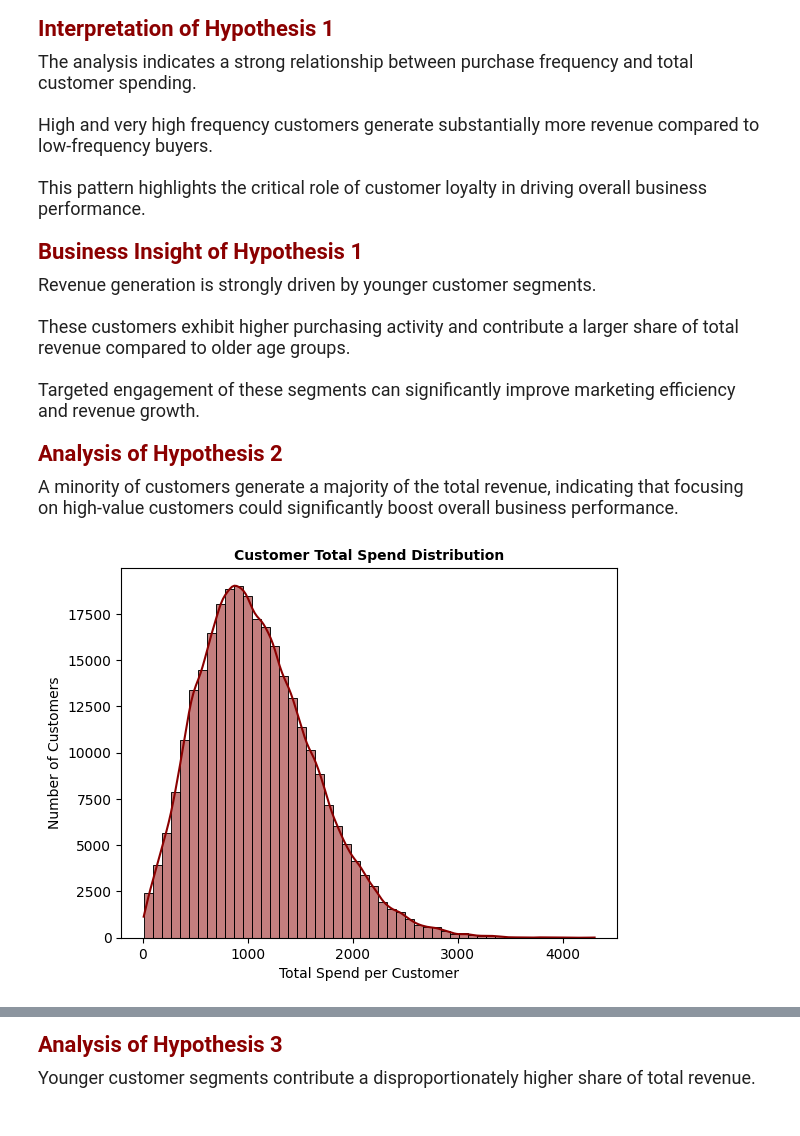
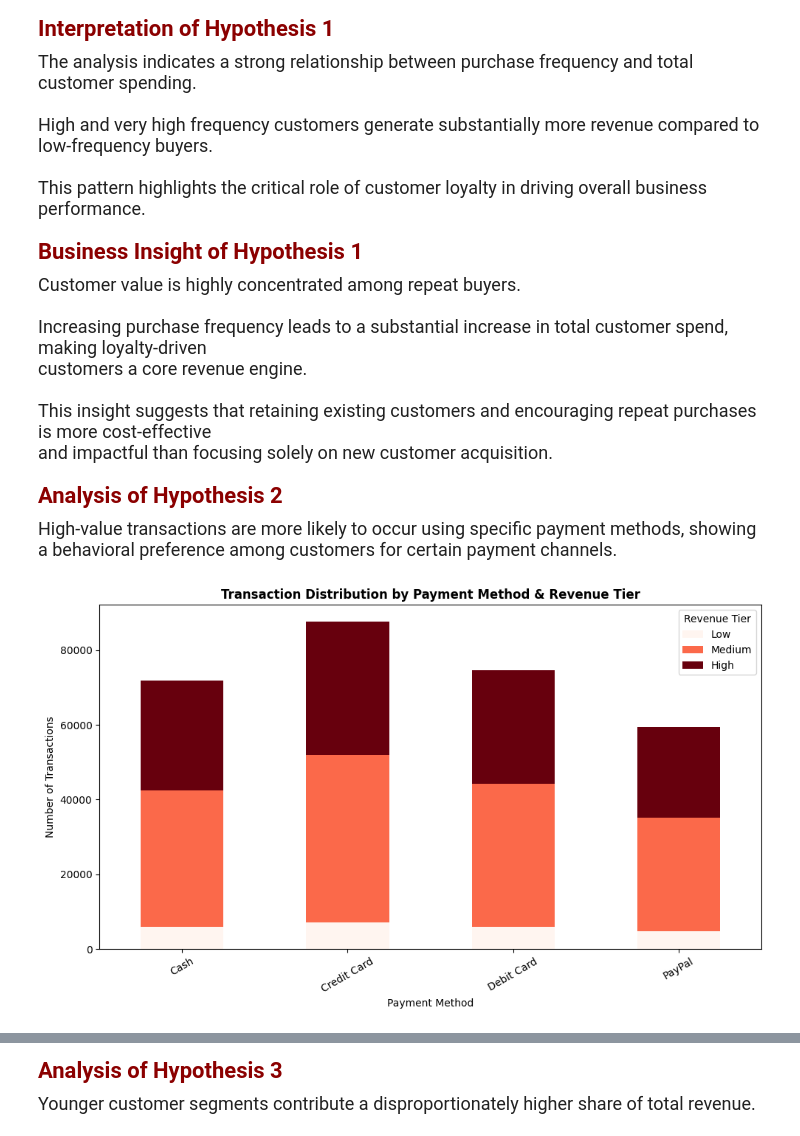
Before and after one commit to STofighi71/Retail-Sales-EDA-and-Insights, a Jupyter notebook: Notbooks/Retail_Sales_EDA.ipynb, the cells around one changed output, grey strips where cells are left out. Saved outputs shown, nothing was run; the diff lists cells and outputs as text; code cells hidden in the pictures.

```diff
--- a/Notbooks/Retail_Sales_EDA.ipynb
+++ b/Notbooks/Retail_Sales_EDA.ipynb
@@ -432,6 +440,13 @@ Customers with higher purchase frequency generate significantly higher total spe
 # %%
 # Purchase Frequency Analysis
 
+
+df['Frequency_Group'] = pd.cut(
+    df['Total_Transactions'],
+    bins=[0,3,6,9,20],
+    labels=['Low','Medium','High','Very High']
+)
+# Calculate average total spend by frequency group
 freq_rev = df.groupby('Frequency_Group')['Total_Spend'].mean()
 
 plt.figure(figsize=(5,5))
@@ -456,30 +471,50 @@ This pattern highlights the critical role of customer loyalty in driving overall
 <p style="font-family:Times New Roman; font-size:22px;font-weight:bold; color:darkred;">Business Insight of Hypothesis 1 </p>
 
 <p style="font-family:Times New Roman; font-size:18px;">
-Revenue generation is strongly driven by younger customer segments.
+Customer value is highly concentrated among repeat buyers.
 <br>
 <br>
-These customers exhibit higher purchasing activity and contribute a larger share of total revenue compared to older age groups.
+Increasing purchase frequency leads to a substantial increase in total customer spend, making loyalty-driven <br> customers a core revenue engine.
 <br>
 <br>
-Targeted engagement of these segments can significantly improve marketing efficiency and revenue growth.
+This insight suggests that retaining existing customers and encouraging repeat purchases is more cost-effective <br> and impactful than focusing solely on new customer acquisition.
 </p>
 # %% [markdown]
 <p style="font-family:Times New Roman; font-size:22px;font-weight:bold; color:darkred;">Analysis of Hypothesis 2 </p>
 
 <p style="font-family:Times New Roman; font-size:18px;">
-A minority of customers generate a majority of the total revenue, indicating that focusing on high-value customers could significantly boost overall business performance.
+High-value transactions are more likely to occur using specific payment methods, showing a behavioral preference among customers for certain payment channels.
 
 </p>
-# %%
-# Visualization of Total Spend per customer
-sns.histplot(df['Total_Spend'], bins=50, kde=True,color='darkred')
-plt.title('Customer Total Spend Distribution',fontsize=10,fontdict={'fontweight':'bold'})
-plt.xlabel('Total Spend per Customer')
-plt.ylabel('Number of Customers')
-plt.show()
-# %% [output]
-[figure, removed]
+# %%
+# Find the maximum Amount value
+max_amount = df['Amount'].max()
+
+# Define initial bins
+bins = [0, 50, 300, max_amount]
+
+
+bins = sorted(list(set(bins)))
+
+# Labels for the bins
+labels = ['Low', 'Medium', 'High'][:len(bins)-1]
+
+# Categorize Amount with duplicates='drop' for safety
+df['Revenue_Tier'] = pd.cut(df['Amount'], bins=bins, labels=labels, right=False, duplicates='drop')
+
+payment_revenue_dist = pd.crosstab(df['Payment_Method'], df['Revenue_Tier'])
+
+# Visualization of Payment Method vs Revenue Tier
+payment_revenue_dist.plot(kind='bar', stacked=True, figsize=(10,6), colormap='Reds')
+plt.title('Transaction Distribution by Payment Method & Revenue Tier', fontweight='bold')
+plt.xlabel('Payment Method')
+plt.ylabel('Number of Transactions')
+plt.xticks(rotation=30)
+plt.legend(title='Revenue Tier')
+plt.tight_layout()
+plt.show()
+# %% [output]
+[figure, added]
 # %% [markdown]
 <p style="font-family:Times New Roman; font-size:22px;font-weight:bold; color:darkred;">Interpretation of Hypothesis 2 </p>
 
```
Also changed, not shown: parts of 9 cells of this notebook, 1 other file.
